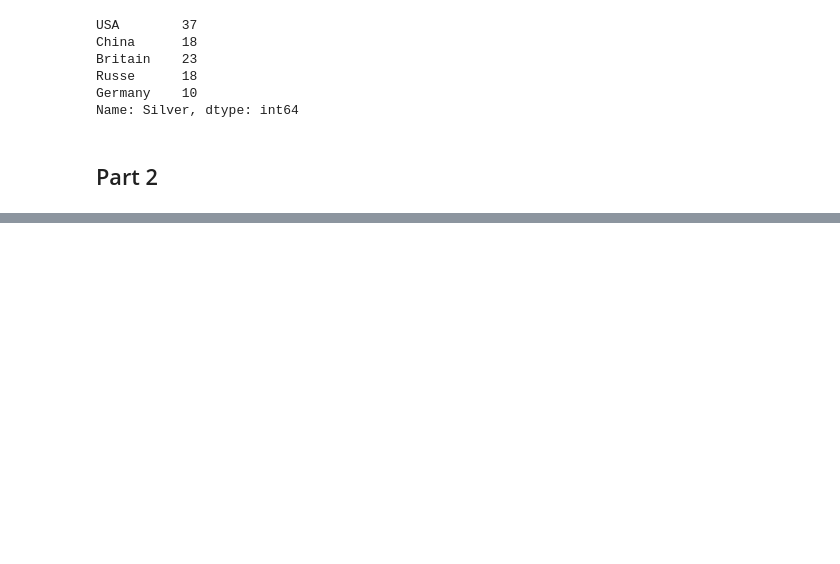
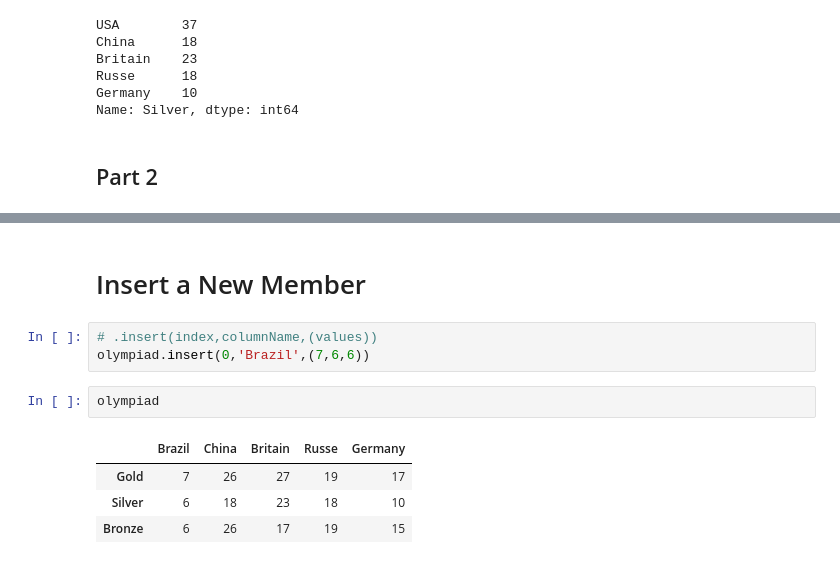
Before and after one commit to ralsouza/data_manipulation_with_python, a Jupyter notebook: notebooks/05_pandas_dataframe_operations.ipynb, the cells around one changed output, grey strips where cells are left out. Drawn from its saved outputs; the diff is of its cells as text; blank space fills up the shorter version.

```diff
--- a/notebooks/05_pandas_dataframe_operations.ipynb
+++ b/notebooks/05_pandas_dataframe_operations.ipynb
@@ -74,0 +212,12 @@ Name: Silver, dtype: int64
+# %% [markdown]
+# Insert a New Member
+# %%
+# .insert(index,columnName,(values))
+olympiad.insert(0,'Brazil',(7,6,6))
+# %%
+olympiad
+# %% [output]
+|  | Brazil | China | Britain | Russe | Germany |
+| Gold | 7 | 26 | 27 | 19 | 17 |
+| Silver | 6 | 18 | 23 | 18 | 10 |
+| Bronze | 6 | 26 | 17 | 19 | 15 |
```
Also changed, not shown: parts of 23 cells of this notebook.
